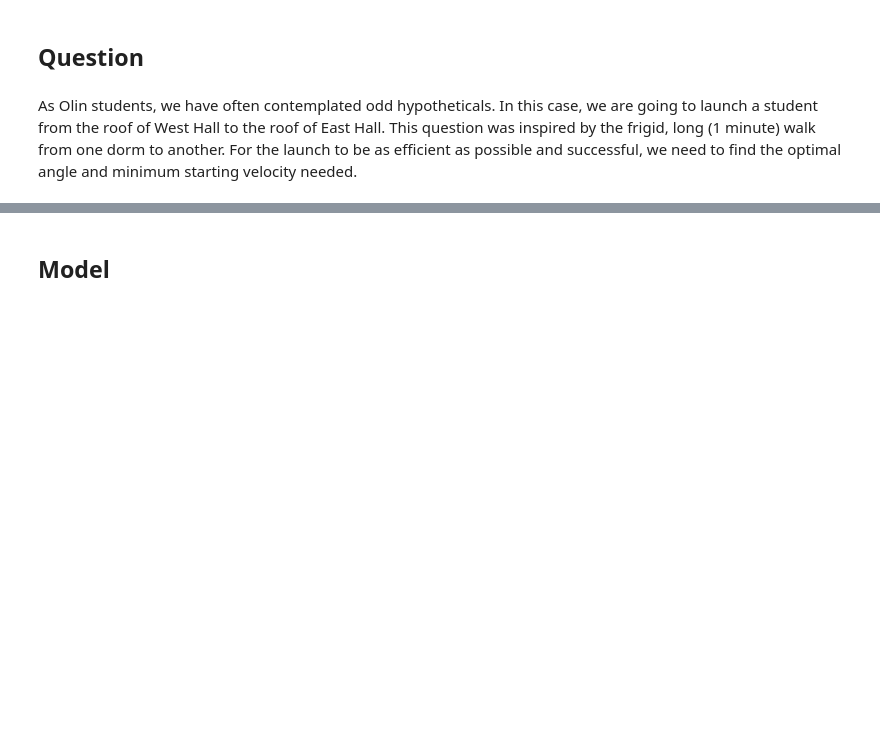
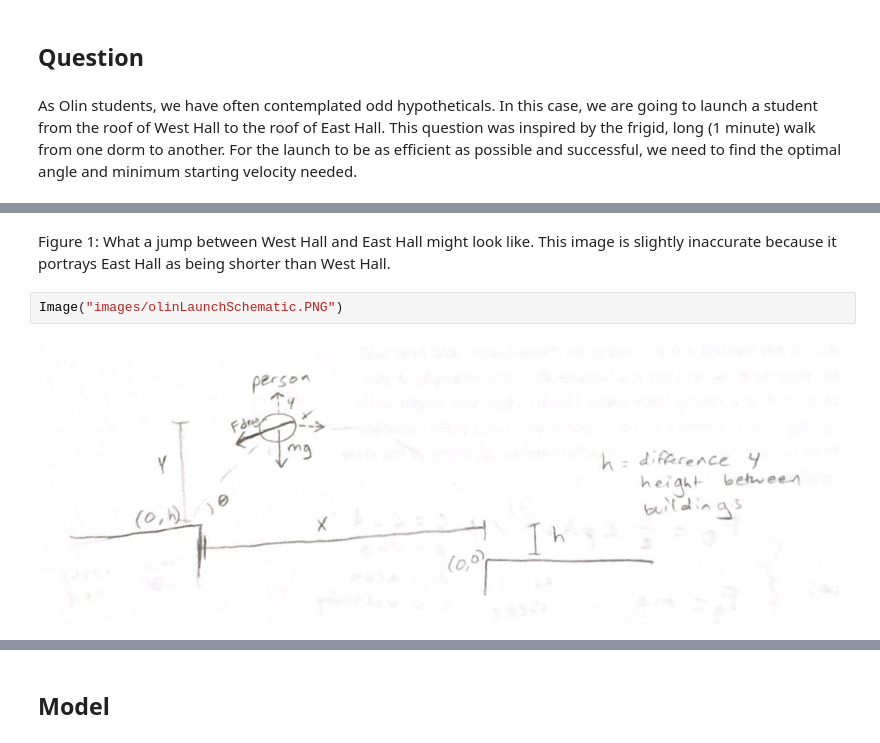
Before and after one commit to MellieZito/Project-3, a Jupyter notebook: code/OlinLaunch.ipynb, the cells around one changed output, grey strips where cells are left out. Drawn from its saved outputs; the diff is of its cells as text; blank space fills up the shorter version.

```diff
--- a/code/OlinLaunch.ipynb
+++ b/code/OlinLaunch.ipynb
@@ -19,0 +27,6 @@ As Olin students, we have often contemplated odd hypotheticals. In this case, we
+# %% [markdown]
+Figure 1: What a jump between West Hall and East Hall might look like. This image is slightly inaccurate because it portrays East Hall as being shorter than West Hall.
+# %%
+Image("images/olinLaunchSchematic.PNG")
+# %% [output]
+[figure, added]
```
Also changed, not shown: parts of 6 cells of this notebook.
